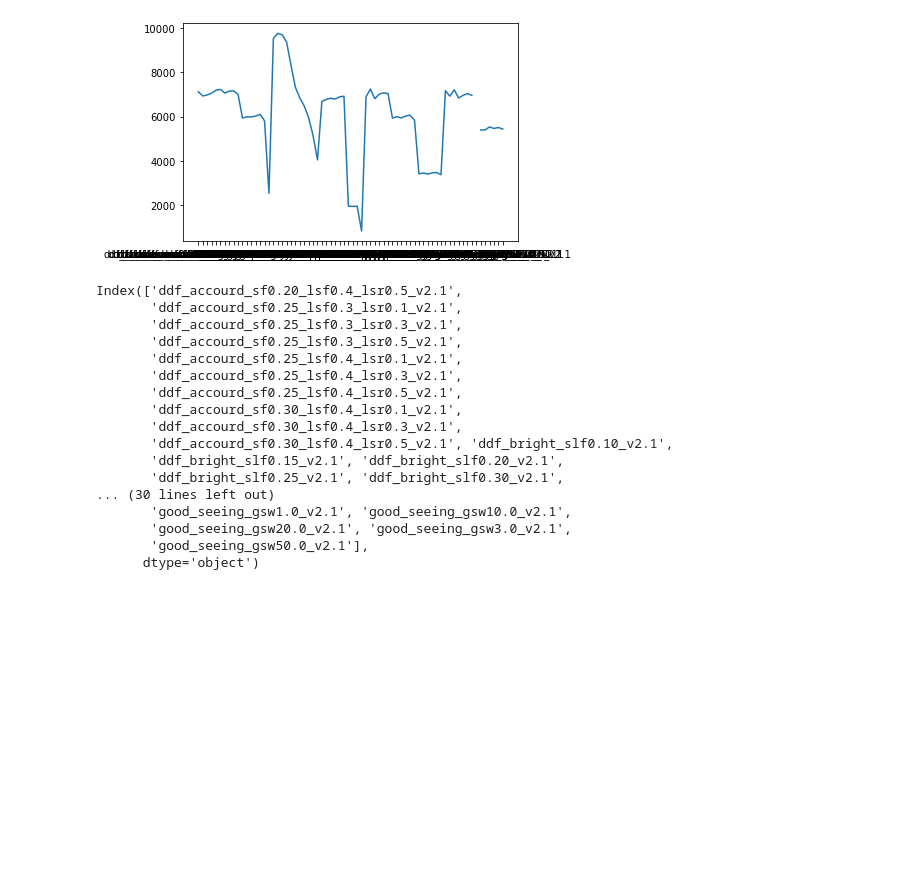
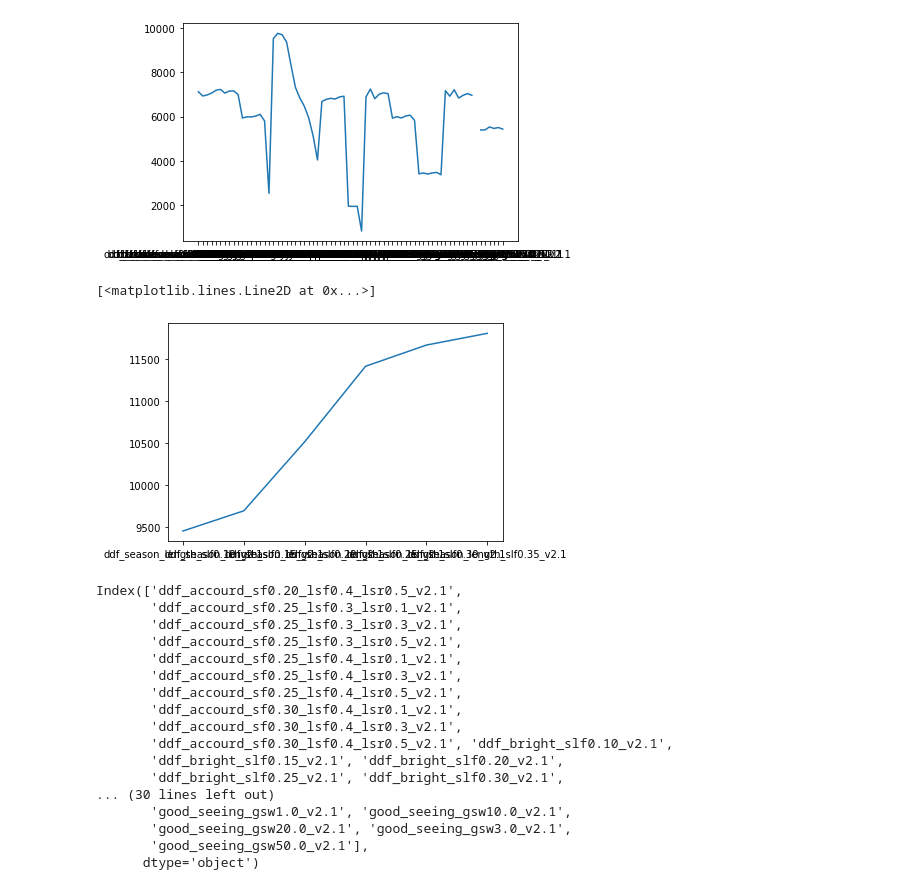
Before and after one commit to lsst-sims/smtn-017, a Jupyter notebook: plots/v21.ipynb, the cells around one changed output. Cells and saved outputs as stored; diff of their text form; code cells hidden in the pictures; blank space fills up the shorter version.

```diff
--- a/plots/v21.ipynb
+++ b/plots/v21.ipynb
@@ -133,6 +133,12 @@ plt.plot(df['Median EDFS, Count all  HealpixSubsetSlicer'][30:100])
 # %% [output]
 [<matplotlib.lines.Line2D at 0x...>]
 [figure]
+# %%
+runs = [run for run in df.index if 'season' in run]
+plt.plot(df['Median COSMOS, Count all  HealpixSubsetSlicer'].loc[runs])
+# %% [output]
+[<matplotlib.lines.Line2D at 0x...>]
+[figure, added]
 # %%
 df.index[30:100]
 # %% [output]
```
Also changed, not shown: parts of 6 cells of this notebook, 9 other files.
